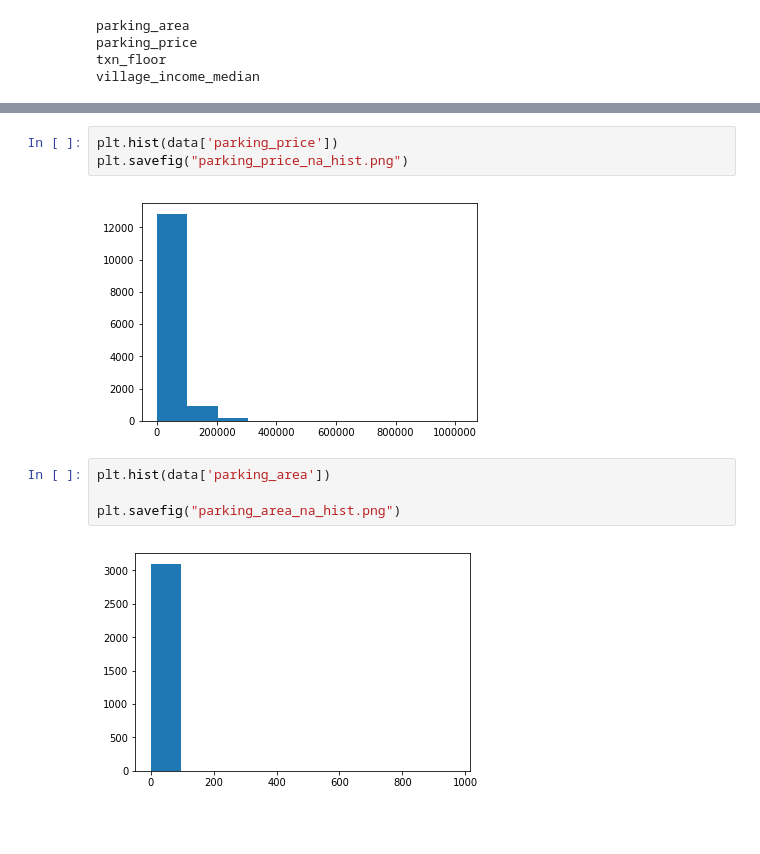
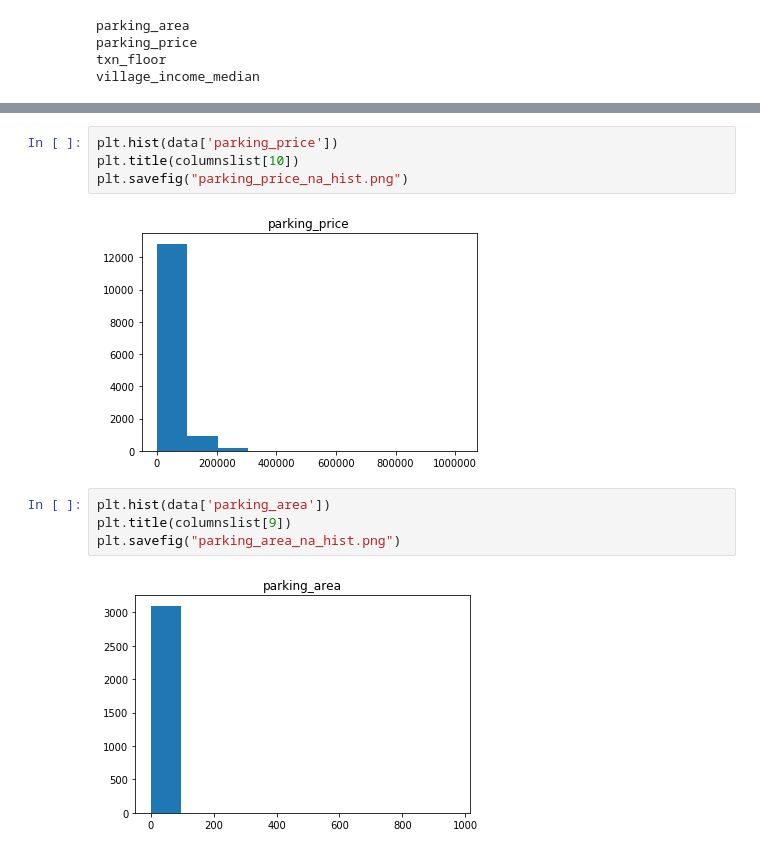
Before and after one commit to jeff20628m/E.sun_conpetition, a Jupyter notebook: EDA/Preprocess/Find_NA_columns.ipynb, the cells around one changed output, grey strips where cells are left out. Cells and saved outputs as stored; diff of their text form; blank space fills up the shorter version.

```diff
--- a/EDA/Preprocess/Find_NA_columns.ipynb
+++ b/EDA/Preprocess/Find_NA_columns.ipynb
@@ -104,11 +100,12 @@ plt.savefig("txn_floor_na_hist.png")
 # %%
 plt.hist(data['parking_price'])
+plt.title(columnslist[10])
 plt.savefig("parking_price_na_hist.png")
 # %% [output]
-[figure, old version]
+[figure, new version]
 # %%
 plt.hist(data['parking_area'])
-
+plt.title(columnslist[9])
 plt.savefig("parking_area_na_hist.png")
 # %% [output]
-[figure, old version]
+[figure, new version]
```
Also changed, not shown: parts of 2 cells of this notebook.
